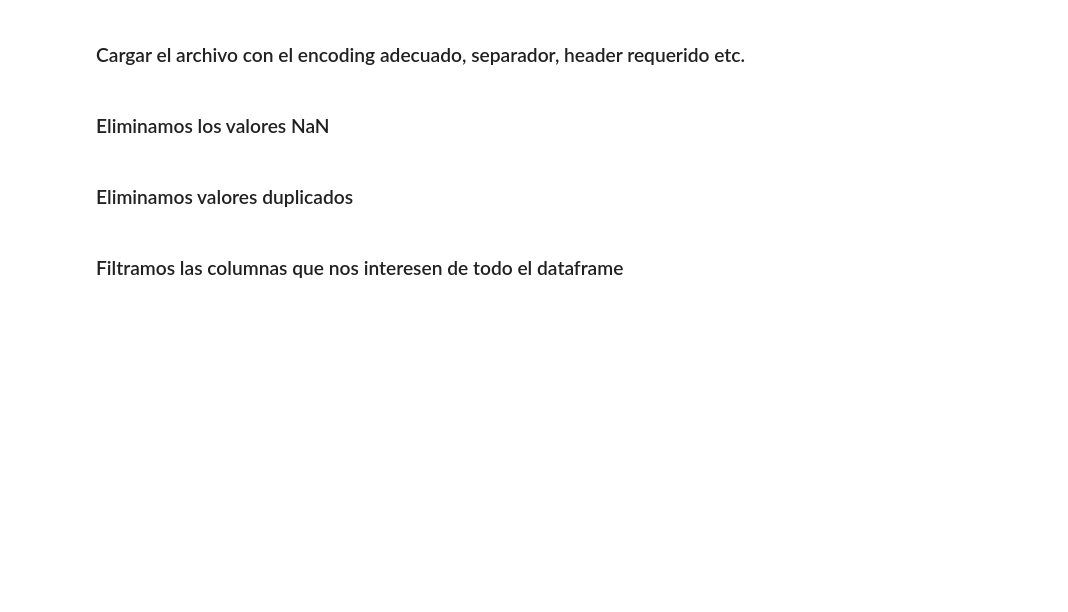
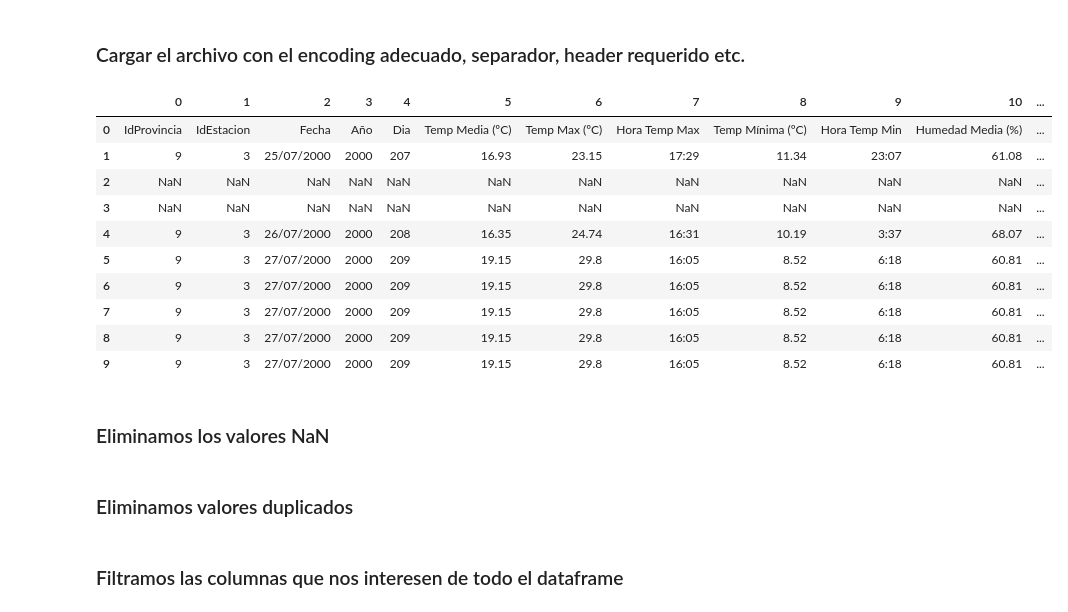
Before and after one commit to GallardoCarmen/APRENDIZAJE_AUTOMATICO_23_24, a Jupyter notebook: 0 INTRODUCCION/0.4. Manejo de dataframes.ipynb, the cells around one changed output. Drawn from its saved outputs; the diff is of its cells as text; code cells hidden in the pictures; blank space fills up the shorter version.

```diff
--- a/0 INTRODUCCION/0.4. Manejo de dataframes.ipynb
+++ b/0 INTRODUCCION/0.4. Manejo de dataframes.ipynb
@@ -11,8 +16,20 @@ FileNotFoundError: ignored
 # %% [markdown]
 ### Cargar el archivo con el encoding adecuado, separador, header requerido etc.
 # %%
-estacion = pd.read_csv('estacion.csv', encoding = 'latin_1', sep = ';', skiprows = 2, header = None)
+estacion = pd.read_csv('APRENDIZAJE_AUTOMATICO_23_24/0 INTRODUCCION/estacion.csv', encoding = 'latin_1', sep = ';', skiprows = 2, header = None)
 estacion.head(10)
+# %% [output]
+|  | 0 | 1 | 2 | 3 | 4 | 5 | 6 | 7 | 8 | 9 | 10 | ... |
+| 0 | IdProvincia | IdEstacion | Fecha | Año | Dia | Temp Media (ºC) | Temp Max (ºC) | Hora Temp Max | Temp Mínima (ºC) | Hora Temp Min | Humedad Media (%) | ... |
+| 1 | 9 | 3 | 25/07/2000 | 2000 | 207 | 16.93 | 23.15 | 17:29 | 11.34 | 23:07 | 61.08 | ... |
+| 2 | NaN | NaN | NaN | NaN | NaN | NaN | NaN | NaN | NaN | NaN | NaN | ... |
+| 3 | NaN | NaN | NaN | NaN | NaN | NaN | NaN | NaN | NaN | NaN | NaN | ... |
+| 4 | 9 | 3 | 26/07/2000 | 2000 | 208 | 16.35 | 24.74 | 16:31 | 10.19 | 3:37 | 68.07 | ... |
+| 5 | 9 | 3 | 27/07/2000 | 2000 | 209 | 19.15 | 29.8 | 16:05 | 8.52 | 6:18 | 60.81 | ... |
+| 6 | 9 | 3 | 27/07/2000 | 2000 | 209 | 19.15 | 29.8 | 16:05 | 8.52 | 6:18 | 60.81 | ... |
+| 7 | 9 | 3 | 27/07/2000 | 2000 | 209 | 19.15 | 29.8 | 16:05 | 8.52 | 6:18 | 60.81 | ... |
+| 8 | 9 | 3 | 27/07/2000 | 2000 | 209 | 19.15 | 29.8 | 16:05 | 8.52 | 6:18 | 60.81 | ... |
+| 9 | 9 | 3 | 27/07/2000 | 2000 | 209 | 19.15 | 29.8 | 16:05 | 8.52 | 6:18 | 60.81 | ... |
 # %% [markdown]
 ### Eliminamos los valores NaN
 # %%
```
Also changed, not shown: parts of 1 cell of this notebook.
